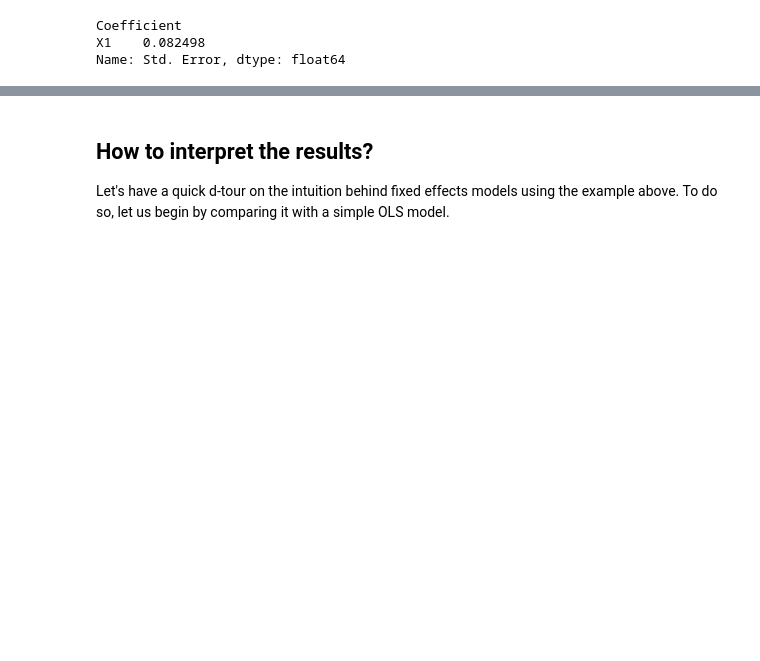
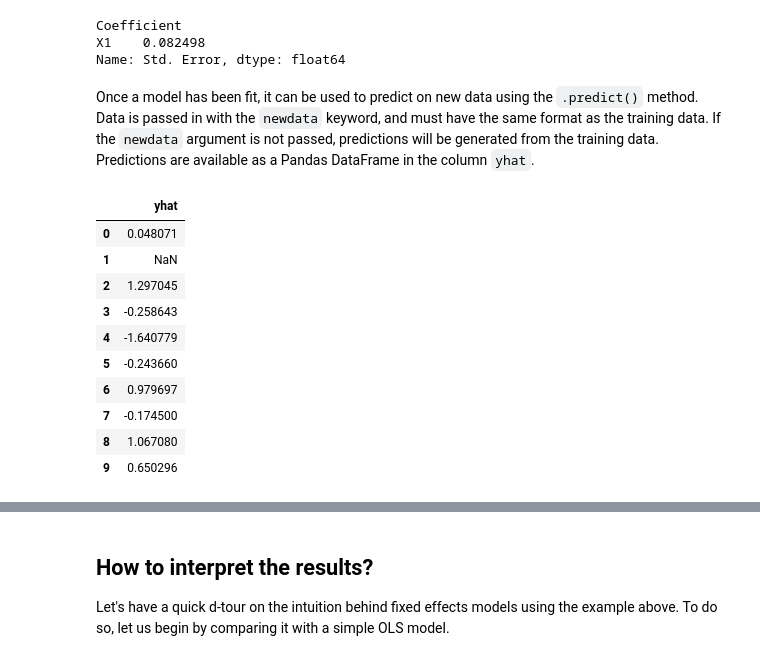
Before and after one commit to py-econometrics/pyfixest, a Jupyter notebook: docs/quickstart.ipynb, the cells around one changed output, grey strips where cells are left out. Cells and saved outputs as stored; diff of their text form; code cells hidden in the pictures; blank space fills up the shorter version.

```diff
--- a/docs/quickstart.ipynb
+++ b/docs/quickstart.ipynb
@@ -149,3 +155,20 @@ fit.se()
 Coefficient
 X1    0.082498
 Name: Std. Error, dtype: float64
+# %% [markdown]
+Once a model has been fit, it can be used to predict on new data using the `.predict()` method. Data is passed in with the `newdata` keyword, and must have the same format as the training data. If the `newdata` argument is not passed, predictions will be generated from the training data. Predictions are available as a Pandas DataFrame in the column `yhat`.
+# %%
+test_data = pf.get_data(N=10, seed=1)
+fit.predict(newdata = test_data)
+# %% [output]
+|  | yhat |
+| 0 | 0.048071 |
+| 1 | NaN |
+| 2 | 1.297045 |
+| 3 | -0.258643 |
+| 4 | -1.640779 |
+| 5 | -0.243660 |
+| 6 | 0.979697 |
+| 7 | -0.174500 |
+| 8 | 1.067080 |
+| 9 | 0.650296 |
```
Also changed, not shown: parts of 4 cells of this notebook, 1 other file.
